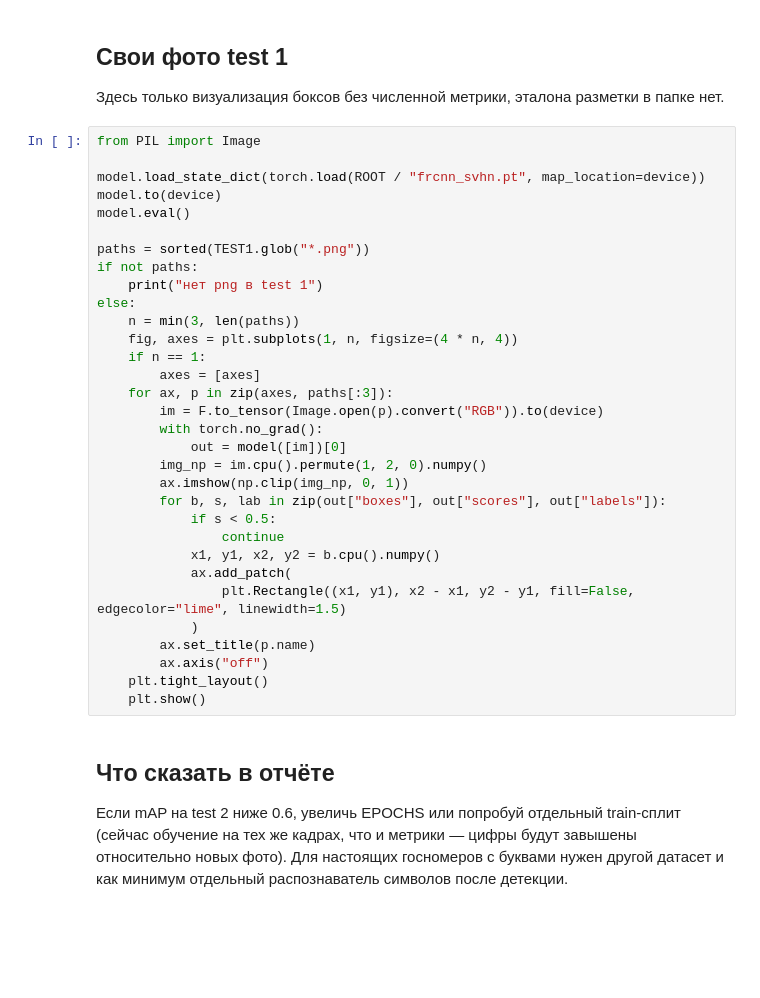
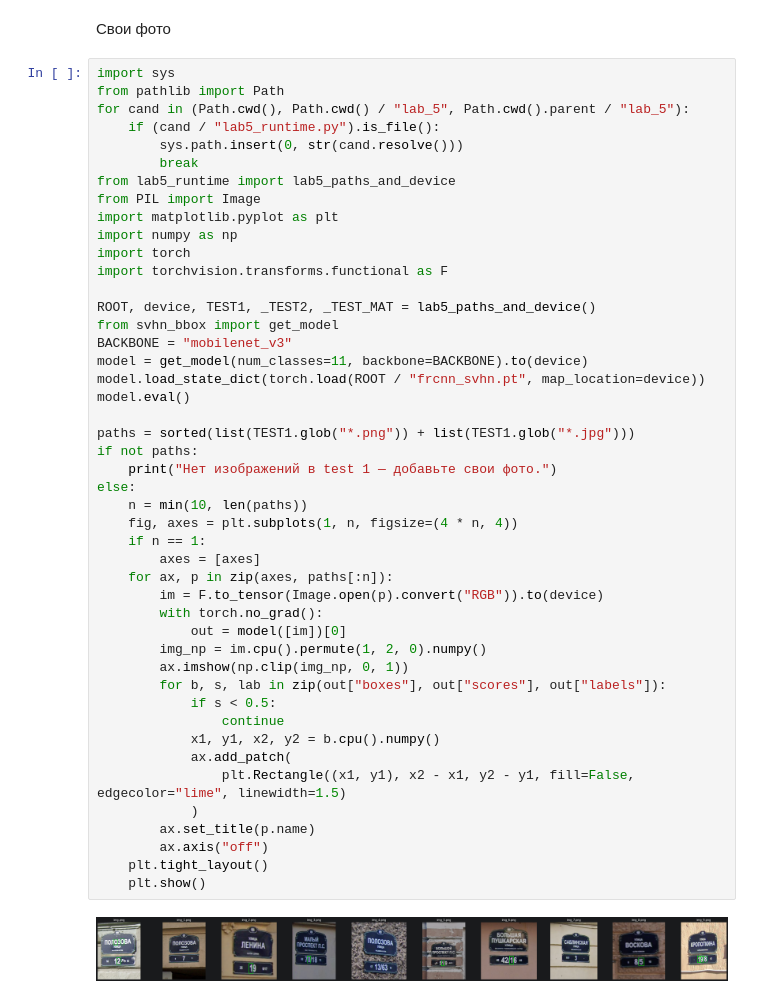
Before and after one commit to MrForsureski/ML_Labs, a Jupyter notebook: lab_5/lab_5.ipynb, the cells around one changed output. Saved outputs shown, nothing was run; the diff lists cells and outputs as text; blank space fills up the shorter version.

```diff
--- a/lab_5/lab_5.ipynb
+++ b/lab_5/lab_5.ipynb
@@ -170,40 +211,50 @@ for k in ("map", "map_50", "map_75", "mar_100", "mar_10"):
 # %% [markdown]
-## Свои фото test 1
-
-Здесь только визуализация боксов без численной метрики, эталона разметки в папке нет.
+Свои фото
 # %%
+import sys
+from pathlib import Path
+for cand in (Path.cwd(), Path.cwd() / "lab_5", Path.cwd().parent / "lab_5"):
+    if (cand / "lab5_runtime.py").is_file():
+        sys.path.insert(0, str(cand.resolve()))
+        break
+from lab5_runtime import lab5_paths_and_device
 from PIL import Image
+import matplotlib.pyplot as plt
+import numpy as np
+import torch
+import torchvision.transforms.functional as F
 
+ROOT, device, TEST1, _TEST2, _TEST_MAT = lab5_paths_and_device()
+from svhn_bbox import get_model
+BACKBONE = "mobilenet_v3"
+model = get_model(num_classes=11, backbone=BACKBONE).to(device)
 model.load_state_dict(torch.load(ROOT / "frcnn_svhn.pt", map_location=device))
-model.to(device)
 model.eval()
 
-paths = sorted(TEST1.glob("*.png"))
+paths = sorted(list(TEST1.glob("*.png")) + list(TEST1.glob("*.jpg")))
 if not paths:
-    print("нет png в test 1")
+    print("Нет изображений в test 1 — добавьте свои фото.")
 else:
-    n = min(3, len(paths))
+    n = min(10, len(paths))
     fig, axes = plt.subplots(1, n, figsize=(4 * n, 4))
     if n == 1:
         axes = [axes]
-    for ax, p in zip(axes, paths[:3]):
+    for ax, p in zip(axes, paths[:n]):
         im = F.to_tensor(Image.open(p).convert("RGB")).to(device)
         with torch.no_grad():
             out = model([im])[0]
         img_np = im.cpu().permute(1, 2, 0).numpy()
         ax.imshow(np.clip(img_np, 0, 1))
         for b, s, lab in zip(out["boxes"], out["scores"], out["labels"]):
             if s < 0.5:
                 continue
             x1, y1, x2, y2 = b.cpu().numpy()
             ax.add_patch(
                 plt.Rectangle((x1, y1), x2 - x1, y2 - y1, fill=False, edgecolor="lime", linewidth=1.5)
             )
         ax.set_title(p.name)
         ax.axis("off")
     plt.tight_layout()
     plt.show()
+# %% [output]
+[figure, added]
-# %% [markdown]
-## Что сказать в отчёте
-
-Если mAP на test 2 ниже 0.6, увеличь EPOCHS или попробуй отдельный train-сплит (сейчас обучение на тех же кадрах, что и метрики — цифры будут завышены относительно новых фото). Для настоящих госномеров с буквами нужен другой датасет и как минимум отдельный распознаватель символов после детекции.
```
Also changed, not shown: parts of 11 cells of this notebook, 3 other files.
